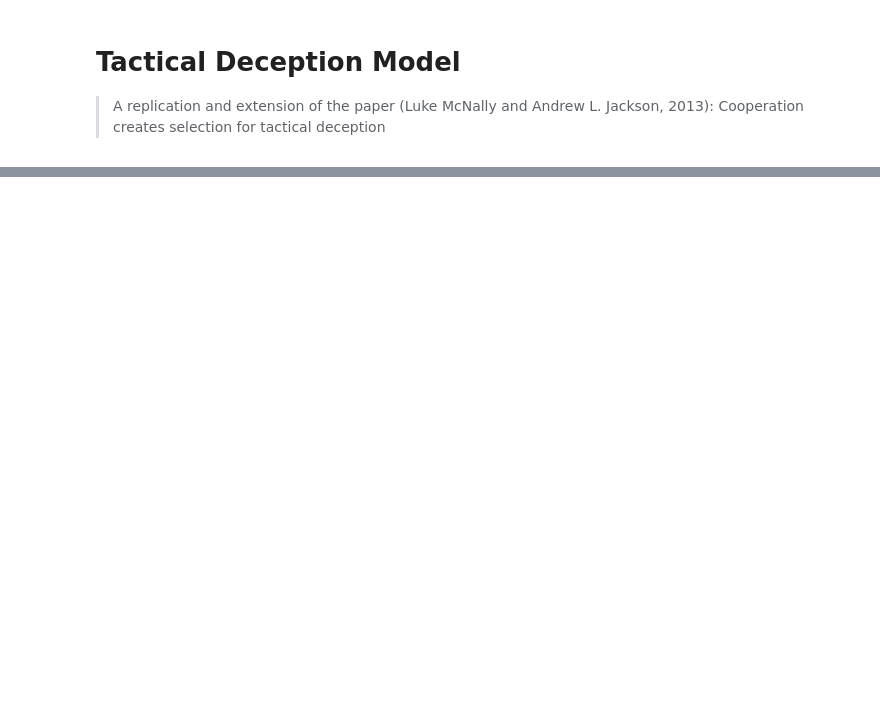
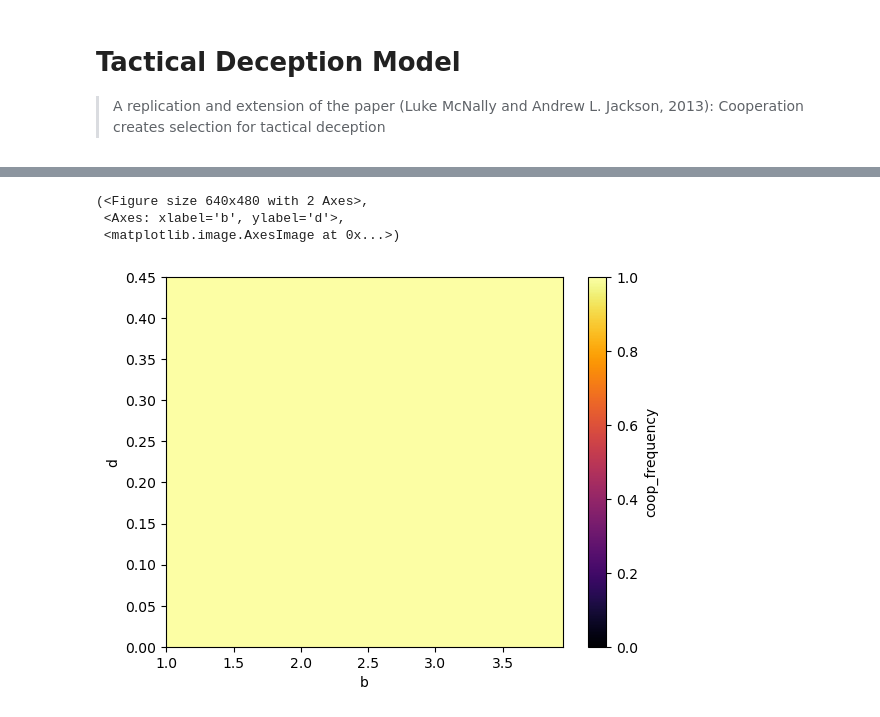
Before and after one commit to PaoloBova/gh-pages-example, a Jupyter notebook: nbs/Analysis/15_tactical_deception.ipynb, the cells around one changed output, grey strips where cells are left out. Drawn from its saved outputs; the diff is of its cells as text; code cells hidden in the pictures; blank space fills up the shorter version.

```diff
--- a/nbs/Analysis/15_tactical_deception.ipynb
+++ b/nbs/Analysis/15_tactical_deception.ipynb
@@ -161,7 +167,11 @@ df
 # %%
-df['coop_frequency'] = df["1_frequency"] + df["2_frequency"] + df["4_frequency"] + df["7_frequency"]
-df_filtered = df[(df["err_p"]==0.01)]
-table = df_filtered.pivot_table(index='ca', columns='b', values='coop_frequency')
-plot_heatmap(table, xlabel="b", ylabel="ca", zlabel="coop_frequency")
-
-plot_strategy_distribution(df_filtered, strategy_set=[f"{i}" for i in range(1,10)], x="b")
+df['coop_frequency'] = df["1_frequency"]
+df_filtered = df[(df["learning_rate"]==10)
+                 & (df["s"]==0.2)]
+table = df_filtered.pivot_table(index='d', columns='b', values='coop_frequency')
+plot_heatmap(table, xlabel="b", ylabel="d", zlabel="coop_frequency")
+# %% [output]
+(<Figure size 640x480 with 2 Axes>,
+ <Axes: xlabel='b', ylabel='d'>,
+ <matplotlib.image.AxesImage at 0x...>)
+[figure, added]
```
Also changed, not shown: parts of 5 cells of this notebook.
